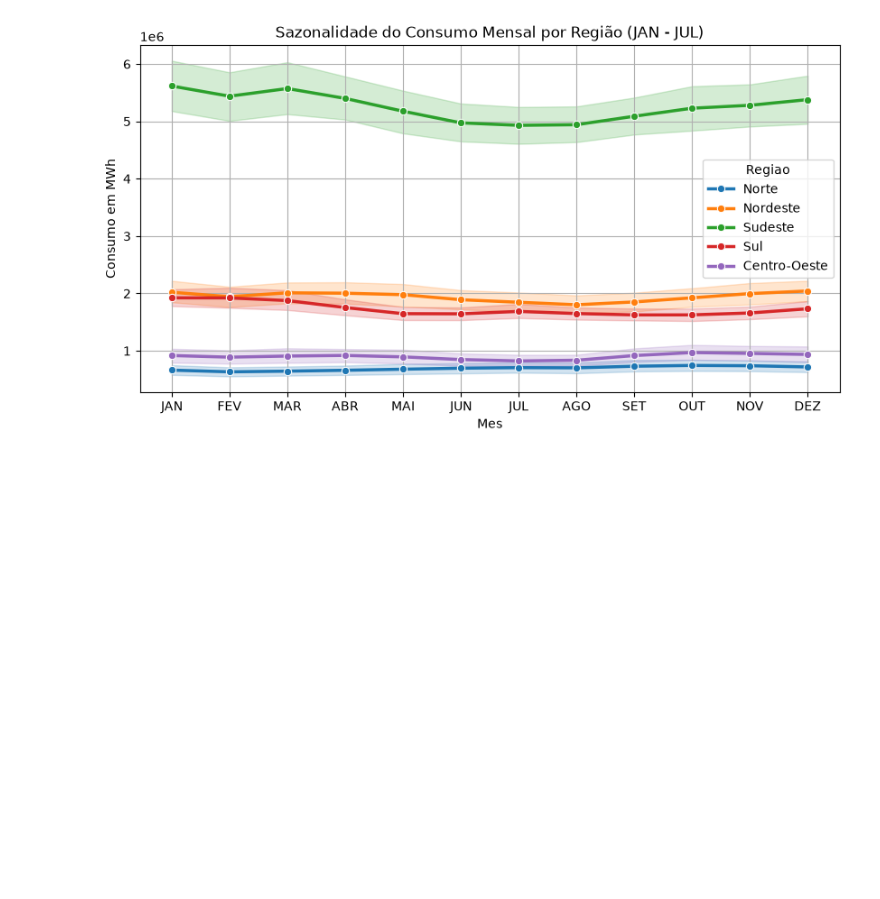
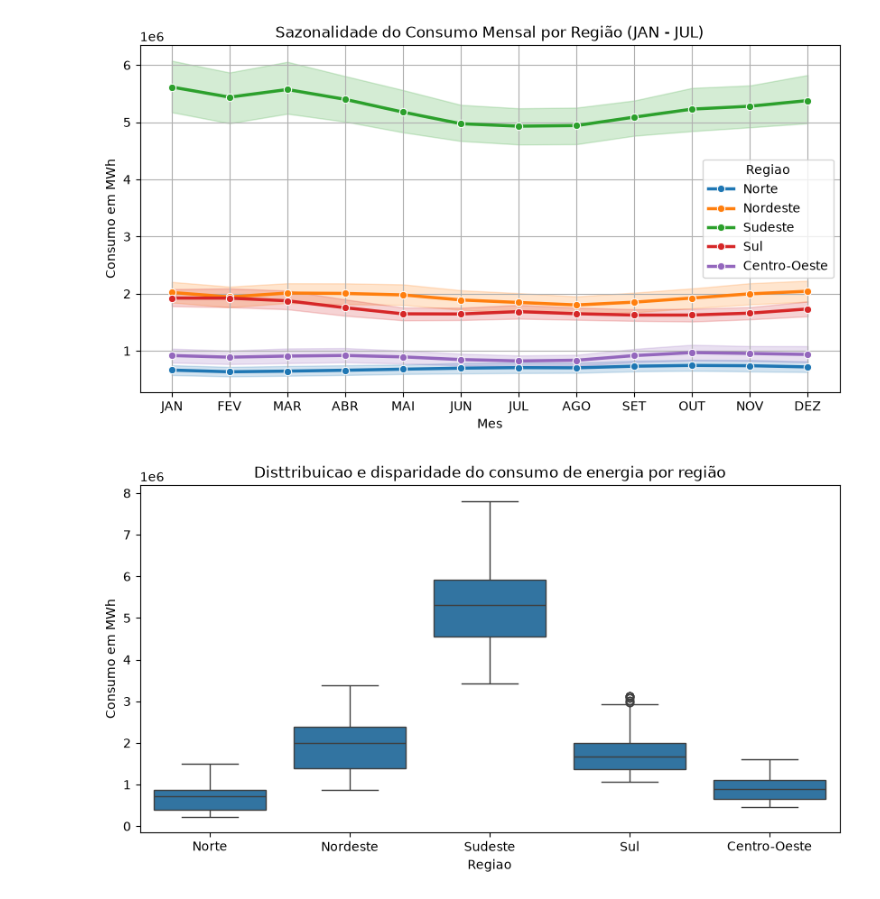
Before and after one commit to Avilo99/tp2-energia-epe, a Jupyter notebook: 1_analise_exploratoria.ipynb, the cells around one changed output. Cells and saved outputs as stored; diff of their text form; code cells hidden in the pictures; blank space fills up the shorter version.

```diff
--- a/1_analise_exploratoria.ipynb
+++ b/1_analise_exploratoria.ipynb
@@ -93,6 +93,20 @@ plt.grid(True)
 plt.show()
 # %% [output]
 [figure]
+# %%
+import matplotlib.pyplot as plt
+import seaborn as sns
+#Grafico 2
+plt.figure(figsize = (10,5))
+
+sns.boxplot(data = df_2, x='Regiao', y='Consumo_MWh')
+
+plt.title('Disttribuicao e disparidade do consumo de energia por região')
+plt.ylabel('Consumo em MWh')
+plt.savefig('data/fator_pico_vale.png')
+plt.show()
+# %% [output]
+[figure, added]
 # %%
 #Aqui quantificaremos a oscilacao de consumo calculando o fator pico/vale
 resumo = df_2.groupby('Regiao')['Consumo_MWh'].agg(
```
Also changed, not shown: parts of 6 cells of this notebook, 1 other file.
